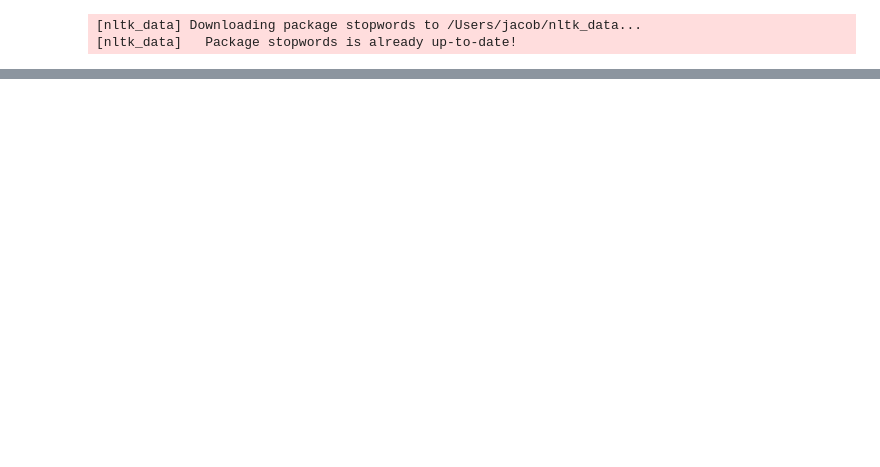
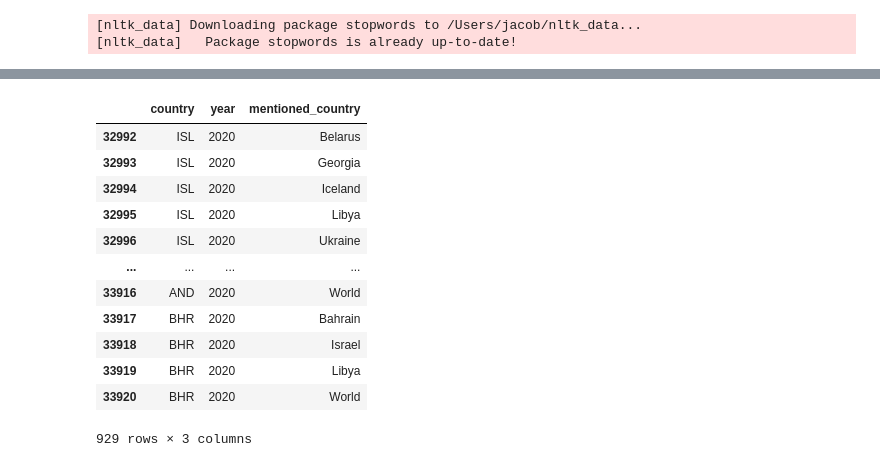
Before and after one commit to jacobgroot/FDS, a Jupyter notebook: analysis.ipynb, the cells around one changed output, grey strips where cells are left out. Cells and saved outputs as stored; diff of their text form; code cells hidden in the pictures; blank space fills up the shorter version.

```diff
--- a/analysis.ipynb
+++ b/analysis.ipynb
@@ -97,0 +233,39 @@ sorted_word_count = sorted(word_count.items(), key=lambda x:x[1], reverse=True)
+# %%
+# now we will count how often each country names other countries using country_list as check
+records = []
+for country_speech_year, speech_tokens in text.items():
+    if "DS_Store" in country_speech_year:
+        continue
+
+    country = country_speech_year[:3]
+    year = int(country_speech_year[-8:-4])
+
+    speech_str = " ".join(speech_tokens)
+
+    for other_country in list_of_countries:
+        if other_country.lower() in speech_str.lower():
+            records.append({
+                "country": country,
+                "year": year,
+                "mentioned_country": other_country
+            })
+
+df_mentions = pd.DataFrame(records)
+# %%
+# rework the df such that it lists how often a country is mentioned by another one (instead of who's mentioning whom)
+# df_mentions_count = df_mentions.groupby(['mentioned_country', 'country'])
+df_mentions[df_mentions["year"]==2020]
+# %% [output]
+|  | country | year | mentioned_country |
+| 32992 | ISL | 2020 | Belarus |
+| 32993 | ISL | 2020 | Georgia |
+| 32994 | ISL | 2020 | Iceland |
+| 32995 | ISL | 2020 | Libya |
+| 32996 | ISL | 2020 | Ukraine |
+| ... | ... | ... | ... |
+| 33916 | AND | 2020 | World |
+| 33917 | BHR | 2020 | Bahrain |
+| 33918 | BHR | 2020 | Israel |
+| 33919 | BHR | 2020 | Libya |
+| 33920 | BHR | 2020 | World |
+929 rows × 3 columns
```
Also changed, not shown: parts of 11 cells of this notebook, 6 other files.
